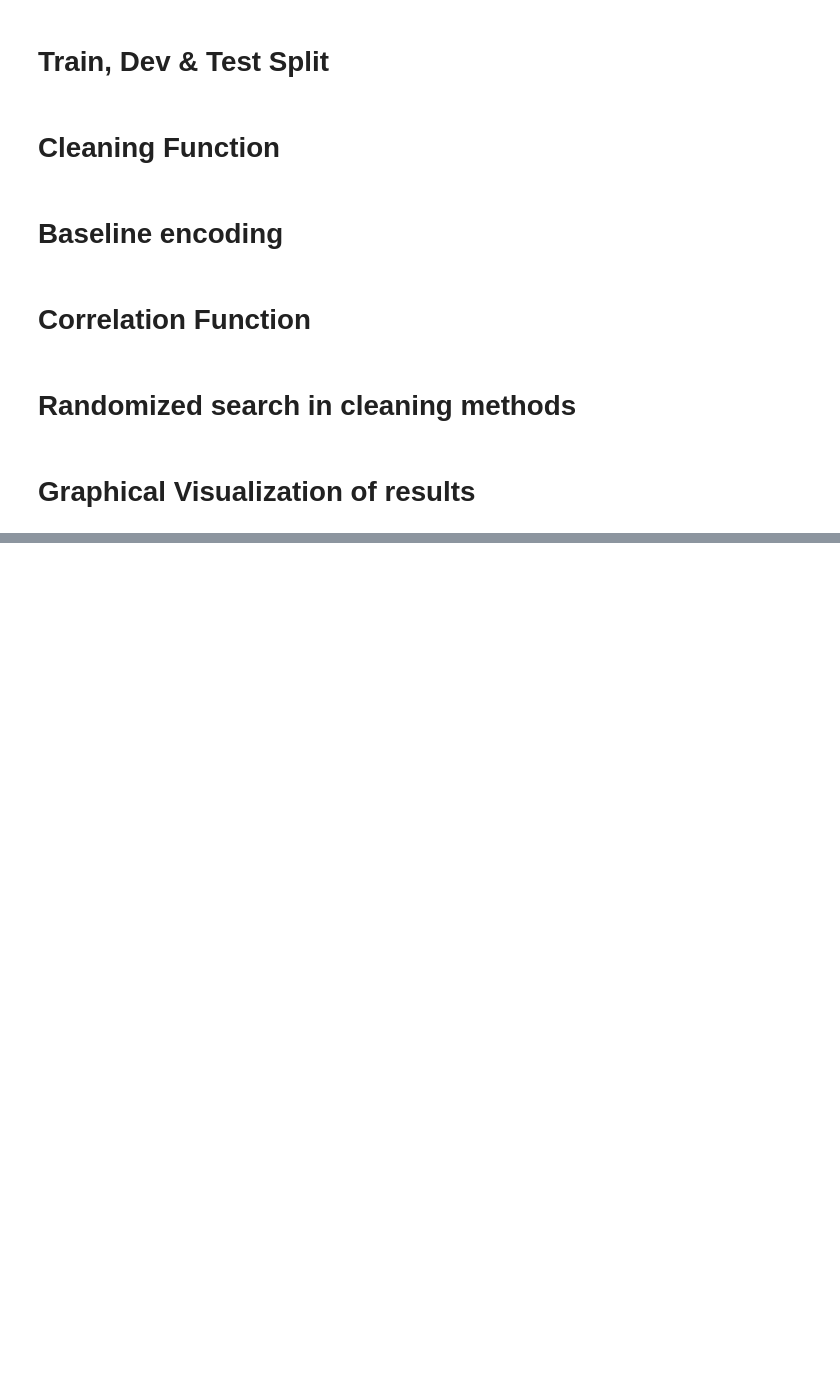
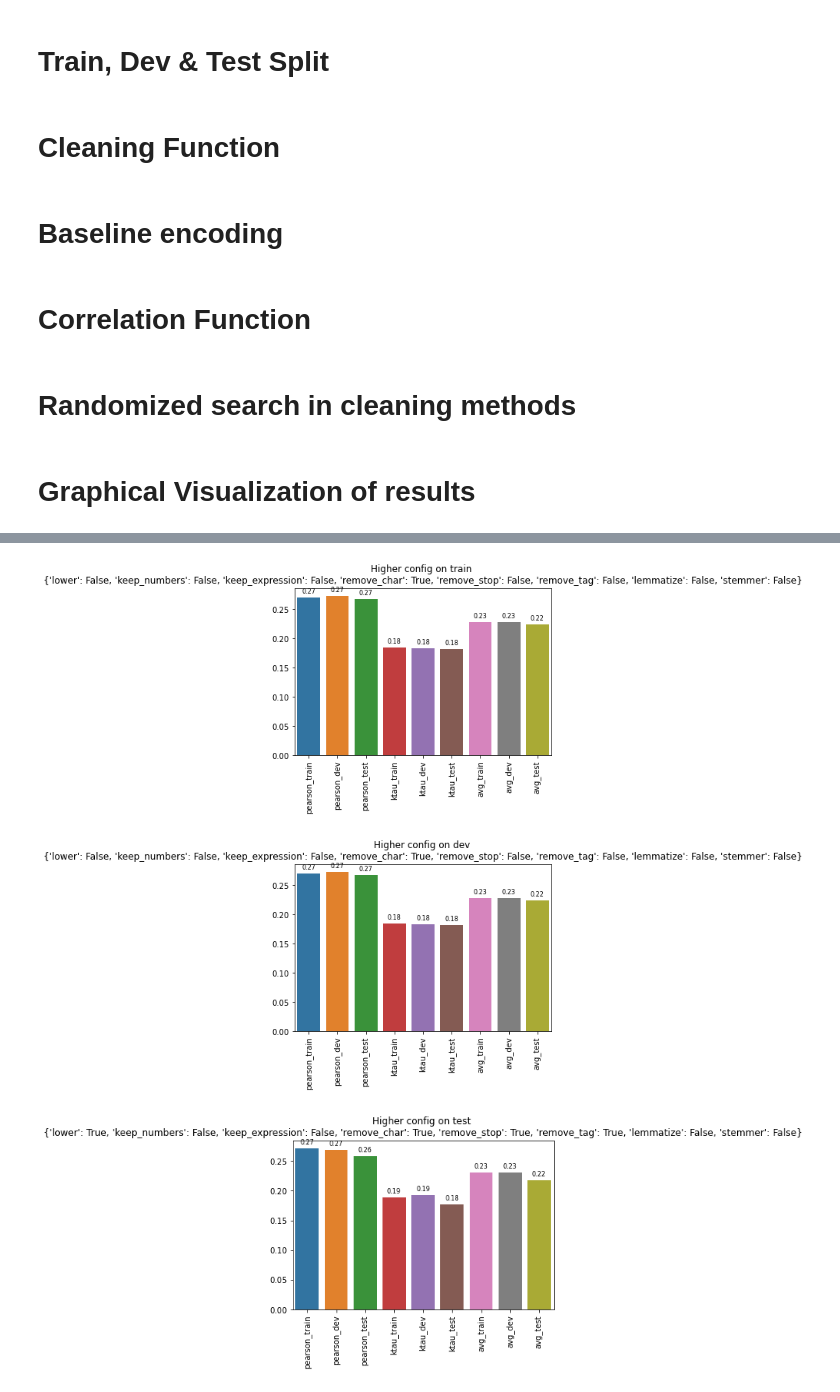
Before and after one commit to LorenzoPigozzi/TM_Project, a Jupyter notebook: Evaluating .ipynb, the cells around one changed output, grey strips where cells are left out. Saved outputs shown, nothing was run; the diff lists cells and outputs as text; code cells hidden in the pictures; blank space fills up the shorter version.

Commit message:
randomized search results

```diff
--- a/Evaluating .ipynb
+++ b/Evaluating .ipynb
@@ -294,0 +279,2 @@ config
+# %%
+results_df = pd.read_csv('randomized_search.csv', index_col = 0)
@@ -295,2 +290,3 @@ config
 # %%
-results_df.sort_values('pearson_train')
+for data_type in ['train', 'dev', 'test']:
+    results_df[f'avg_{data_type}'] = (results_df[f'pearson_{data_type}'] + results_df[f'ktau_{data_type}']) / 2
@@ -328,0 +309,24 @@ cleaned.head()
+# %%
+for data_type in ['train', 'dev', 'test']:
+    fig = sns.barplot(results_df.sort_values(f'avg_{data_type}').iloc[0].index,
+                  results_df.sort_values(f'avg_{data_type}').iloc[0].values)
+    # Iterrating over the bars one-by-one
+    for bar in fig.patches:
+      # Using Matplotlib's annotate function and
+      # passing the coordinates where the annotation shall be done
+      # x-coordinate: bar.get_x() + bar.get_width() / 2
+      # y-coordinate: bar.get_height()
+      # free space to be left to make graph pleasing: (0, 8)
+      # ha and va stand for the horizontal and vertical alignment
+        fig.annotate(format(bar.get_height(), '.2f'),
+                       (bar.get_x() + bar.get_width() / 2,
+                        bar.get_height()), ha='center', va='center',
+                       size=8, xytext=(0, 8),
+                       textcoords='offset points')
+    fig.set_xticklabels(fig.get_xticklabels(),rotation=90)
+    fig.set_title(f'Higher config on {data_type} \n' + results_df.sort_values(f'avg_{data_type}').index[0])
+    plt.show()
+# %% [output]
+[figure, added]
+[figure, added]
+[figure, added]
```
Also changed, not shown: parts of 10 cells of this notebook, 1 other file.
